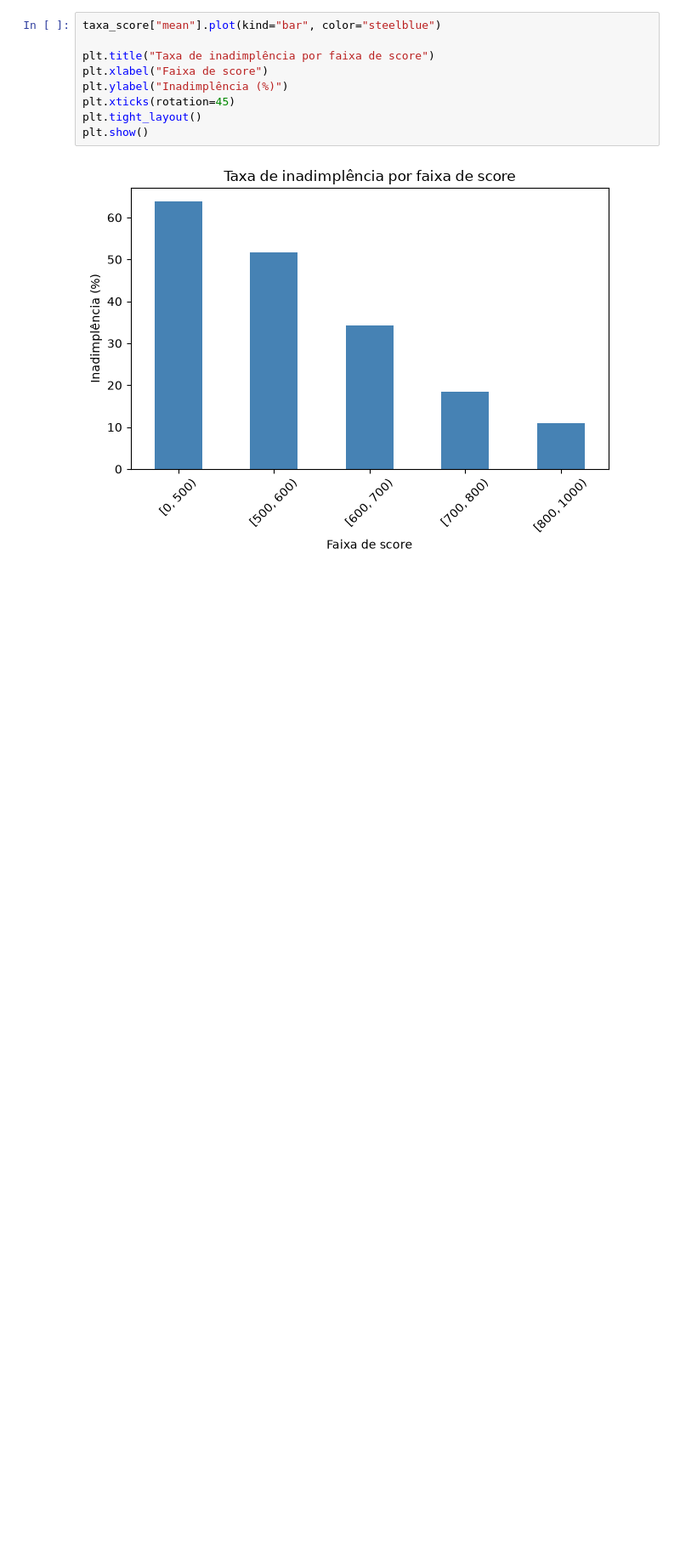
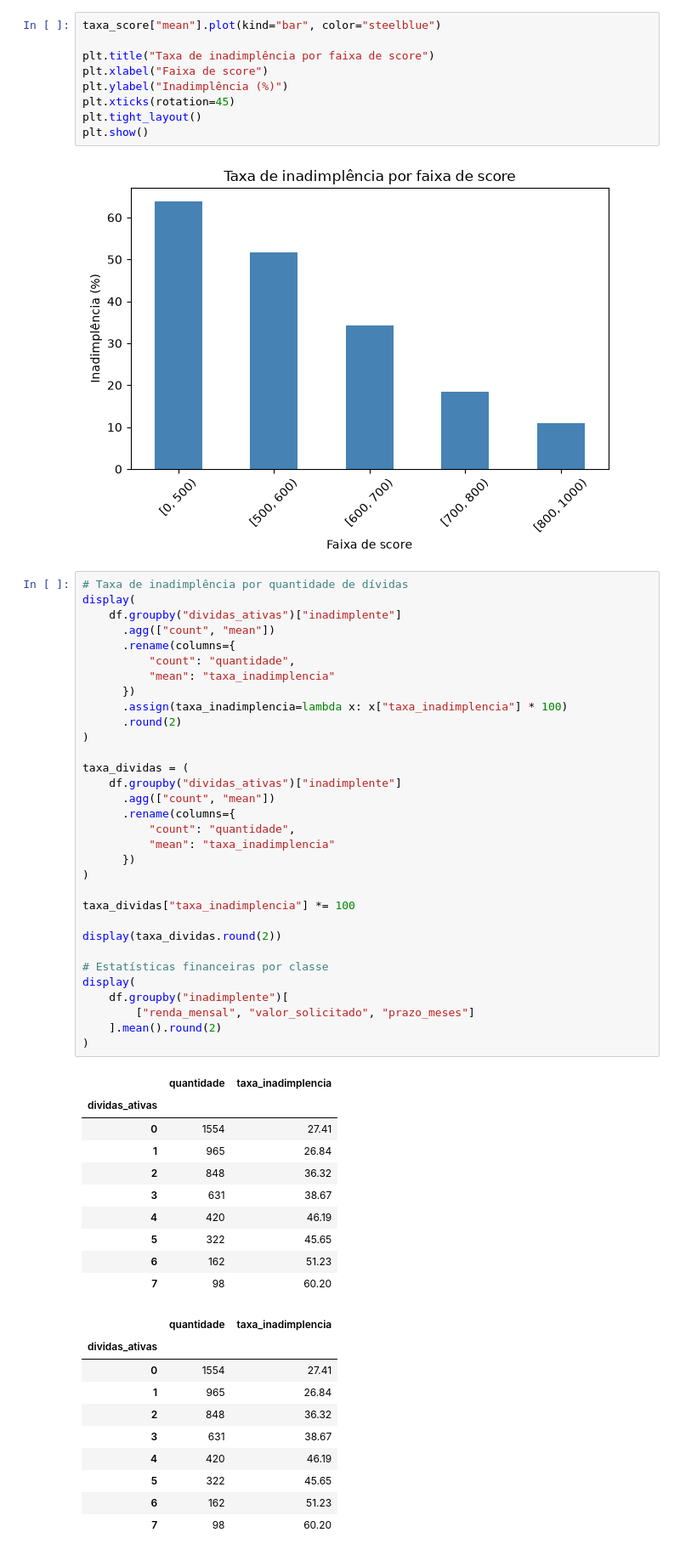
Before and after one commit to dinizjr/Trilha-IA, a Jupyter notebook: Analise-Credito/AnaliseCredito.ipynb, the cells around one changed output. Shown at 85% size. Cells and saved outputs as stored; diff of their text form; blank space fills up the shorter version.

```diff
--- a/Analise-Credito/AnaliseCredito.ipynb
+++ b/Analise-Credito/AnaliseCredito.ipynb
@@ -82,3 +155,56 @@ plt.tight_layout()
 plt.show()
 # %% [output]
 [figure]
+# %%
+# Taxa de inadimplência por quantidade de dívidas
+display(
+    df.groupby("dividas_ativas")["inadimplente"]
+      .agg(["count", "mean"])
+      .rename(columns={
+          "count": "quantidade",
+          "mean": "taxa_inadimplencia"
+      })
+      .assign(taxa_inadimplencia=lambda x: x["taxa_inadimplencia"] * 100)
+      .round(2)
+)
+
+taxa_dividas = (
+    df.groupby("dividas_ativas")["inadimplente"]
+      .agg(["count", "mean"])
+      .rename(columns={
+          "count": "quantidade",
+          "mean": "taxa_inadimplencia"
+      })
+)
+
+taxa_dividas["taxa_inadimplencia"] *= 100
+
+display(taxa_dividas.round(2))
+
+# Estatísticas financeiras por classe
+display(
+    df.groupby("inadimplente")[
+        ["renda_mensal", "valor_solicitado", "prazo_meses"]
+    ].mean().round(2)
+)
+# %% [output]
+|  | quantidade | taxa_inadimplencia |
+| dividas_ativas |  |  |
+| 0 | 1554 | 27.41 |
+| 1 | 965 | 26.84 |
+| 2 | 848 | 36.32 |
+| 3 | 631 | 38.67 |
+| 4 | 420 | 46.19 |
+| 5 | 322 | 45.65 |
+| 6 | 162 | 51.23 |
+| 7 | 98 | 60.20 |
+|  | quantidade | taxa_inadimplencia |
+| dividas_ativas |  |  |
+| 0 | 1554 | 27.41 |
+| 1 | 965 | 26.84 |
+| 2 | 848 | 36.32 |
+| 3 | 631 | 38.67 |
+| 4 | 420 | 46.19 |
+| 5 | 322 | 45.65 |
+| 6 | 162 | 51.23 |
+| 7 | 98 | 60.20 |
```
Also changed, not shown: parts of 8 cells of this notebook.
